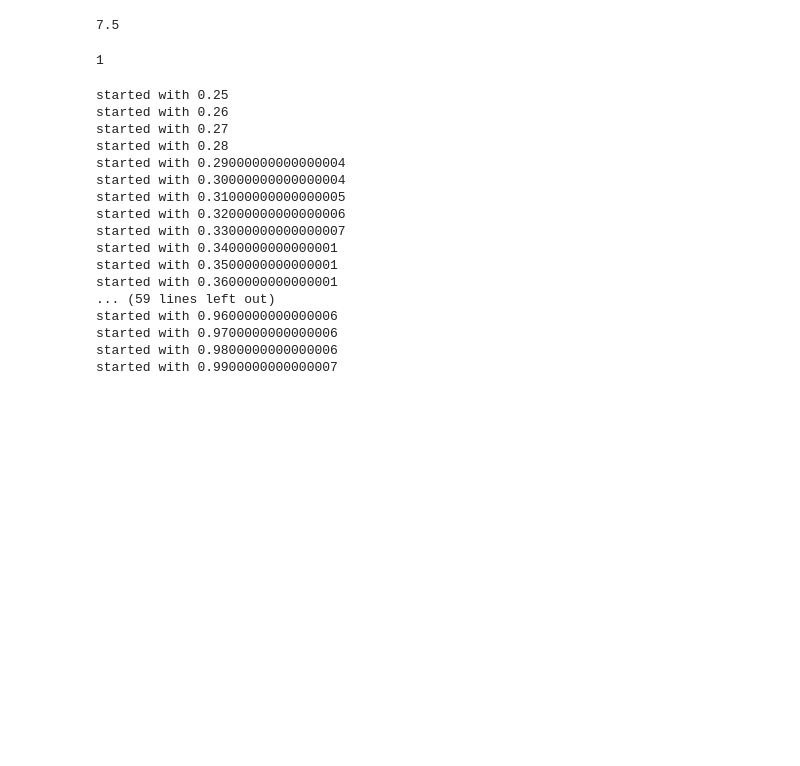
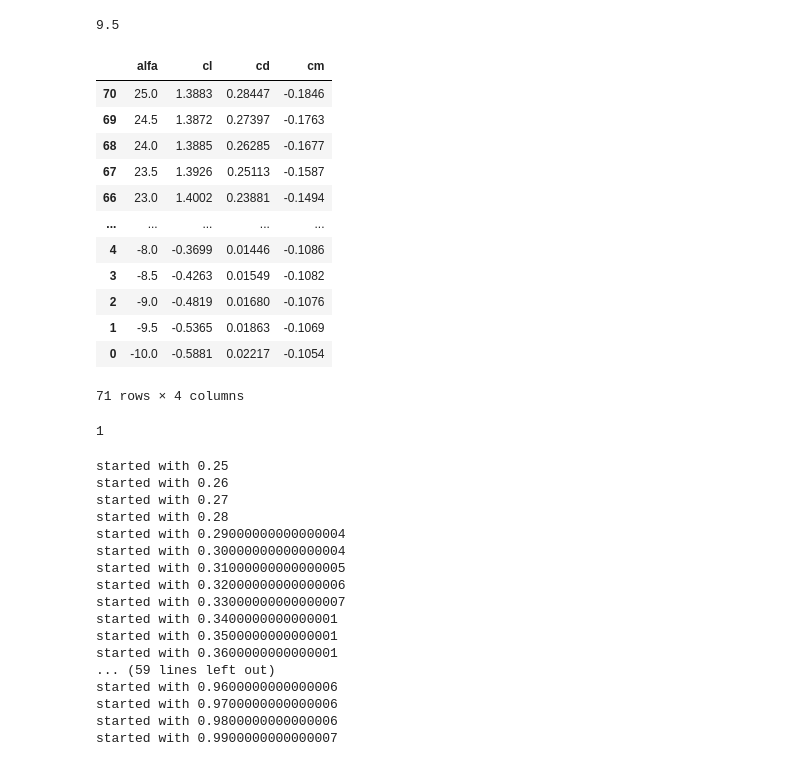
Before and after one commit to olafnekeman/rotor_wake_aerodynamics, a Jupyter notebook: BEM_alt_opt_prop 2.ipynb, the cells around one changed output. Saved outputs shown, nothing was run; the diff lists cells and outputs as text; code cells hidden in the pictures; blank space fills up the shorter version.

```diff
--- a/BEM_alt_opt_prop 2.ipynb
+++ b/BEM_alt_opt_prop 2.ipynb
@@ -195,18 +195,34 @@ data1 = data1.iloc[::-1]
 polar_alpha = data1['alfa'][:]
 polar_cl = data1['cl'][:]
 polar_cd = data1['cd'][:]
-index = np.argmax(polar_cl/polar_cd)
+
+if airfoil == 'ARA_polar.txt':
+    #make both the cl and the alpha negative for the propeller case
+    polar_alpha = -1*polar_alpha
+    polar_cl = -1*polar_cl
+
+#find the value for the angle of attack that has maximum l/d to minimize drag losses
+alpha_opt = polar_alpha[len(polar_cl) - np.argmax(polar_cl/polar_cd)-1]
+
+print(alpha_opt)
+# %% [output]
+9.5
-# %%
-if airfoil == 'ARA_polar.txt':
-    #make both the cl and the alpha negative for the propeller case
-    polar_alpha = -1*polar_alpha
-    polar_cl = -1*polar_cl
-
-#find the value for the angle of attack that has maximum l/d to minimize drag losses
-alpha_opt = polar_alpha[index]
-alpha_opt
-# %% [output]
-7.5
+# %%
+data1
+# %% [output]
+|  | alfa | cl | cd | cm |
+| 70 | 25.0 | 1.3883 | 0.28447 | -0.1846 |
+| 69 | 24.5 | 1.3872 | 0.27397 | -0.1763 |
+| 68 | 24.0 | 1.3885 | 0.26285 | -0.1677 |
+| 67 | 23.5 | 1.3926 | 0.25113 | -0.1587 |
+| 66 | 23.0 | 1.4002 | 0.23881 | -0.1494 |
+| ... | ... | ... | ... | ... |
+| 4 | -8.0 | -0.3699 | 0.01446 | -0.1086 |
+| 3 | -8.5 | -0.4263 | 0.01549 | -0.1082 |
+| 2 | -9.0 | -0.4819 | 0.01680 | -0.1076 |
+| 1 | -9.5 | -0.5365 | 0.01863 | -0.1069 |
+| 0 | -10.0 | -0.5881 | 0.02217 | -0.1054 |
+71 rows × 4 columns
 # %%
 d = data1.iloc[::-1]
 np.argmin(d['cl']/d['cd'])
```
Also changed, not shown: parts of 4 cells of this notebook, 24 other files.
